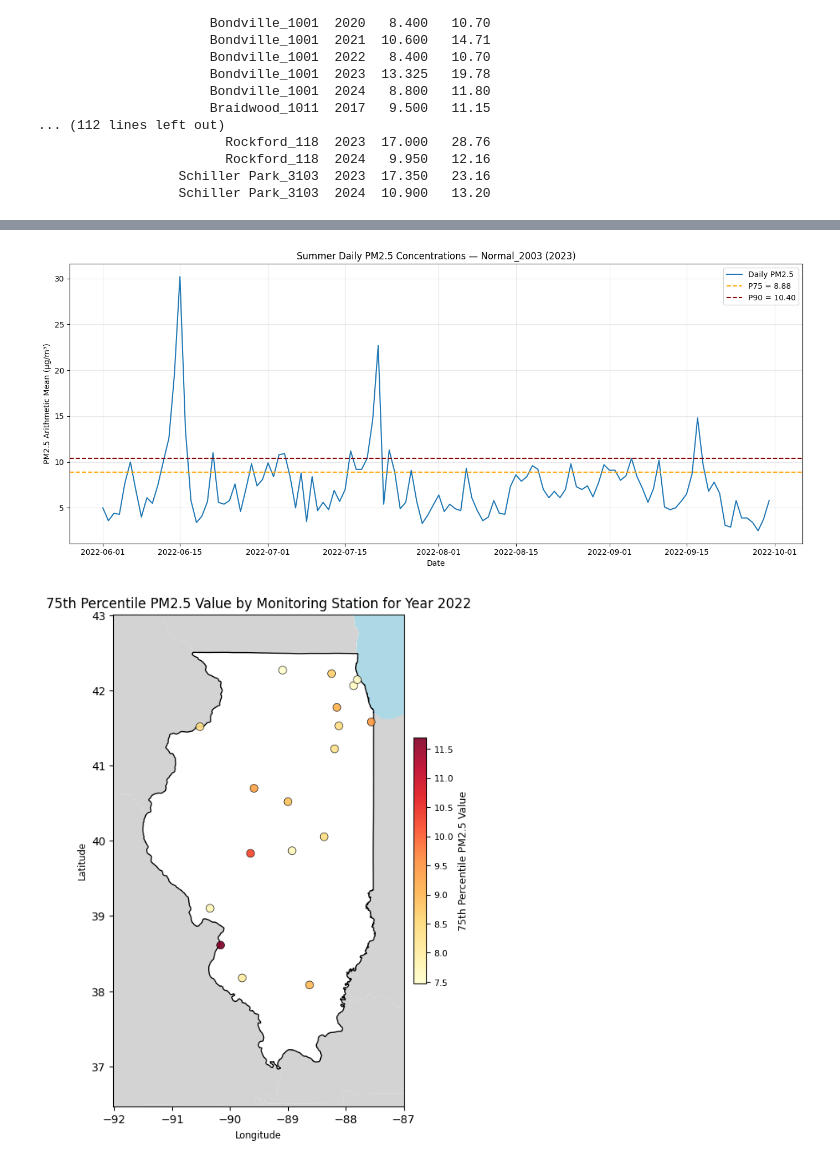
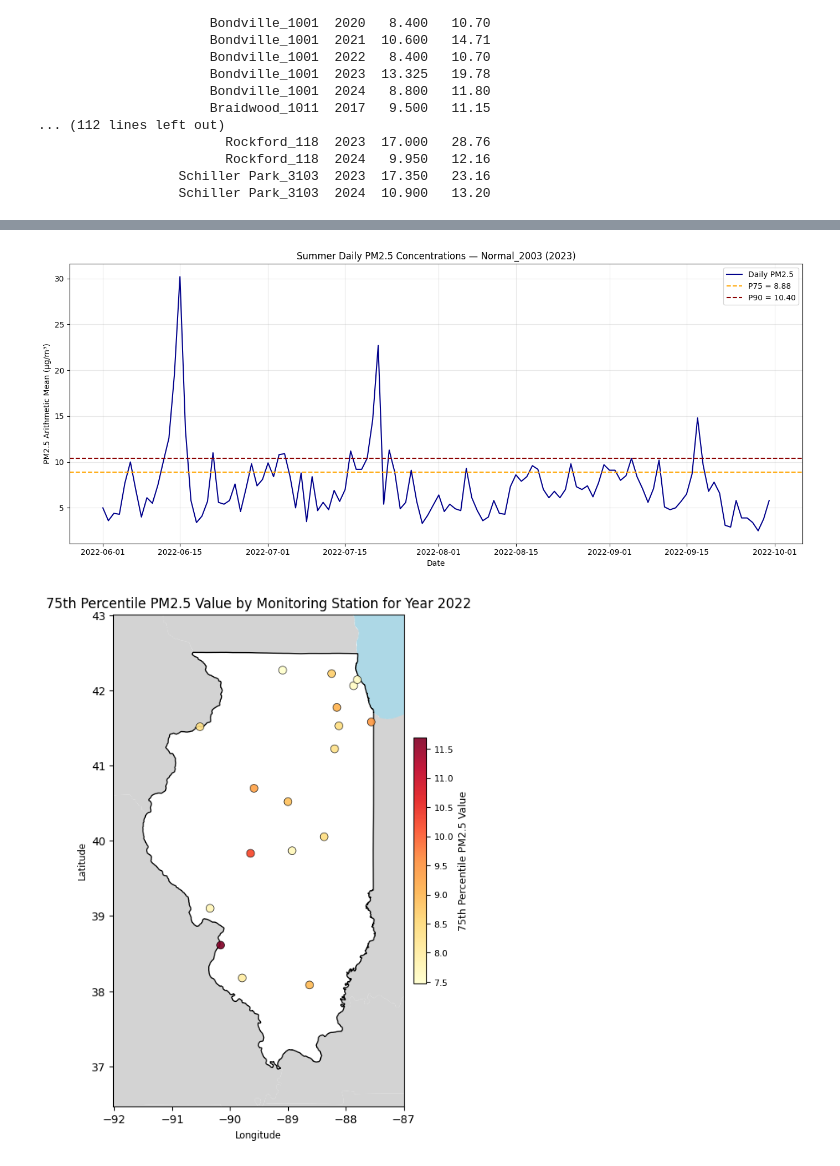
Before and after one commit to brietteshea/ATMS-596-Capstone-Project, a Jupyter notebook: 01_PM_Data_Processing.ipynb, the cells around one changed output, grey strips where cells are left out. Cells and saved outputs as stored; diff of their text form; code cells hidden in the pictures.

```diff
--- a/01_PM_Data_Processing.ipynb
+++ b/01_PM_Data_Processing.ipynb
@@ -430,33 +457,34 @@ print(station_year_thresholds.to_string(index=False))
 # %%
 ## Checkpoint
 ## Filter to one station, one year, and June–September, and visualize thresholds
+## to see if they make sense
 station_data = pm[
     (pm["station_id"] == "Normal_2003") &
     (pm["date_local"].dt.year == 2022) &
     (pm["date_local"].dt.month.between(6, 9))
 ].sort_values("date_local")
 
-## Get the station-year thresholds (same for every row in this group)
+## Pull in the thresholds for this station and year (same for every row in this group)
 p75 = station_data["sy_p75"].iloc[0]
 p90 = station_data["sy_p90"].iloc[0]
 
 ## Plot
 fig, ax = plt.subplots(figsize=(14, 6))
 
-ax.plot(station_data["date_local"],station_data["arithmetic_mean"],label="Daily PM2.5")
+ax.plot(station_data["date_local"],station_data["arithmetic_mean"],color='darkblue', label="Daily PM2.5")
 
 ## Add threshold lines
 ax.axhline(p75, linestyle="--", linewidth=1.5, color='orange',label=f"P75 = {p75:.2f}")
 ax.axhline(p90, linestyle="--", linewidth=1.5, color='darkred',label=f"P90 = {p90:.2f}")
 
 ax.set_xlabel("Date")
 ax.set_ylabel("PM2.5 Arithmetic Mean (µg/m³)")
 ax.set_title("Summer Daily PM2.5 Concentrations — Normal_2003 (2023)")
 ax.legend()
 ax.grid(True, alpha=0.3)
 
 plt.tight_layout()
 plt.show()
 # %% [output]
-[figure, old version]
+[figure, new version]
 # %%
```
Also changed, not shown: parts of 29 cells of this notebook.
